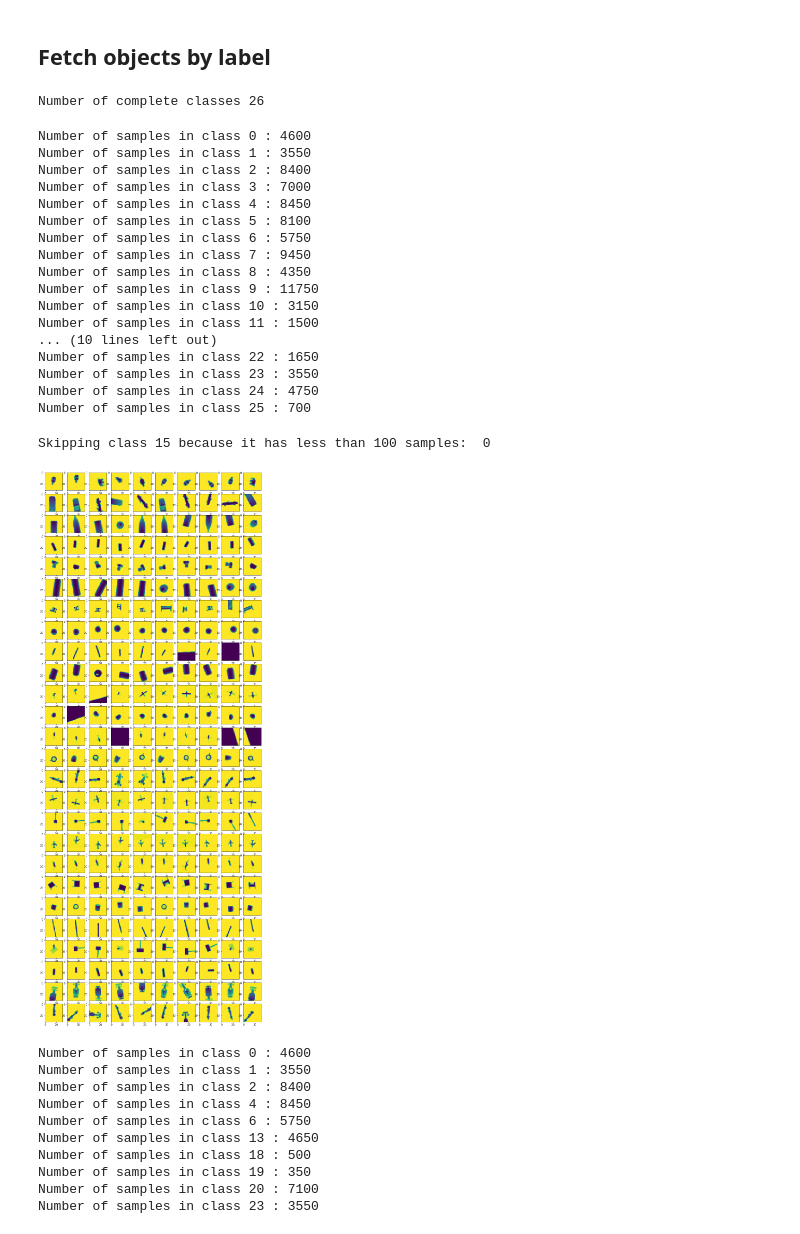
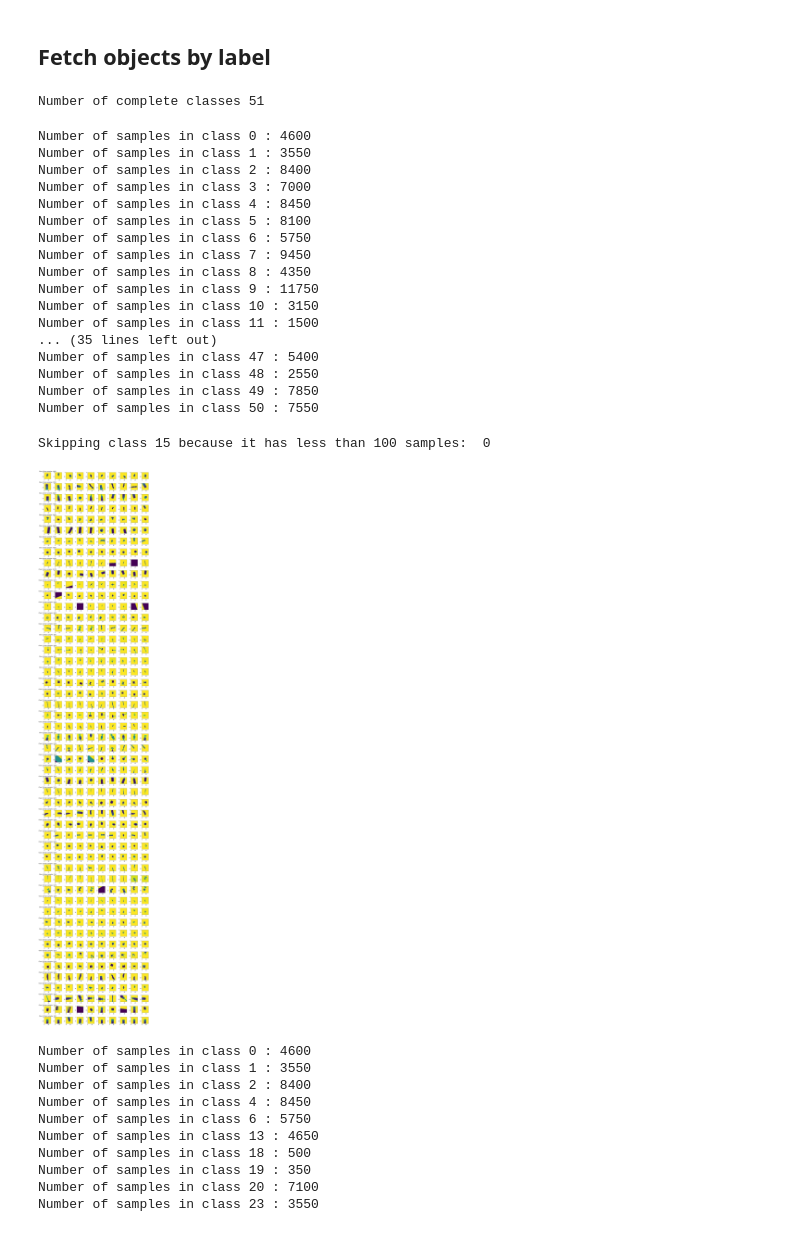
Before and after one commit to hvarfner/CondGenVAE-BO, a Jupyter notebook: dataset/dataset_exploration.ipynb, the cells around one changed output. Cells and saved outputs as stored; diff of their text form; code cells hidden in the pictures.

Commit message:
wip: Inspect more classes to pick ones with more samples

```diff
--- a/dataset/dataset_exploration.ipynb
+++ b/dataset/dataset_exploration.ipynb
@@ -6,4 +8 @@ from matplotlib import pyplot as plt
 import data
-# %%
-foo =data.load_mnist(False)
-foo[1].shape
@@ -29,3 +9,3 @@ foo[1].shape
 # %%
-dataset_j = data.load_dexnet(num_per_class=100)
+dataset_j = data.load_dexnet(num_samples=500, num_classes=50)
 # %% [output]
@@ -210,10 +168,10 @@ display_data(img_l_f)
 # %% [markdown]
 ## Fetch objects by label
 # %%
-dataset = data.fetch_dexnet_files(data_f, 25)
+dataset = data.fetch_dexnet_files(data_f, 50)
 print("Number of complete classes", data.get_num_classes(dataset[1]))
 # %% [output]
-Number of complete classes 26
+Number of complete classes 51
 # %%
 #num_elephant = np.count_nonzero(files[1] == 0)
 for i in range(data.get_num_classes(dataset[1])):
@@ -231,30 +189,34 @@ Number of samples in class 8 : 4350
 Number of samples in class 9 : 11750
 Number of samples in class 10 : 3150
 Number of samples in class 11 : 1500
-... (10 lines left out)
-Number of samples in class 22 : 1650
-Number of samples in class 23 : 3550
-Number of samples in class 24 : 4750
-Number of samples in class 25 : 700
+... (35 lines left out)
+Number of samples in class 47 : 5400
+Number of samples in class 48 : 2550
+Number of samples in class 49 : 7850
+Number of samples in class 50 : 7550
 # %%
 fig, axes = plt.subplots(data.get_num_classes(dataset[1]),n_datapoints, figsize=(15, 1.5*data.get_num_classes(dataset[1])))
+fig.tight_layout()
 rng = np.random.default_rng(12345)
 offset = 0
 for i,ax in enumerate(axes.flat):
     o_class = int(np.floor(i / n_datapoints))
     o_class = o_class + offset
     class_idxs = data.get_class_indices(dataset[1], o_class)
     if (len(class_idxs[0]) < 100):
         print("Skipping class", o_class, "because it has less than 100 samples: ", len(class_idxs[0]))
         offset = offset + 1
         o_class = o_class + 1
         class_idxs = data.get_class_indices(dataset[1], o_class)
     class_idx = int(rng.random()*len(class_idxs[0])+class_idxs[0][0])
+    if (i % n_datapoints == 0):
+        txt = "Class " + str(o_class) + " Num samples: " + str(len(data.get_class_indices(dataset[1], o_class)[0]))
+        ax.title.set_text(txt)
     #print("Index for class:", o_class, " - ", class_idx)
     ax.imshow(dataset[0][class_idx,...], interpolation='nearest')
 # %% [output]
 Skipping class 15 because it has less than 100 samples:  0
-[figure, old version]
+[figure, new version]
 # %%
 classes_for_learning = np.array([0,1,2,4,6,13,18,19,20,23])
 for i in classes_for_learning:
```
Also changed, not shown: parts of 4 cells of this notebook, 2 other files.
